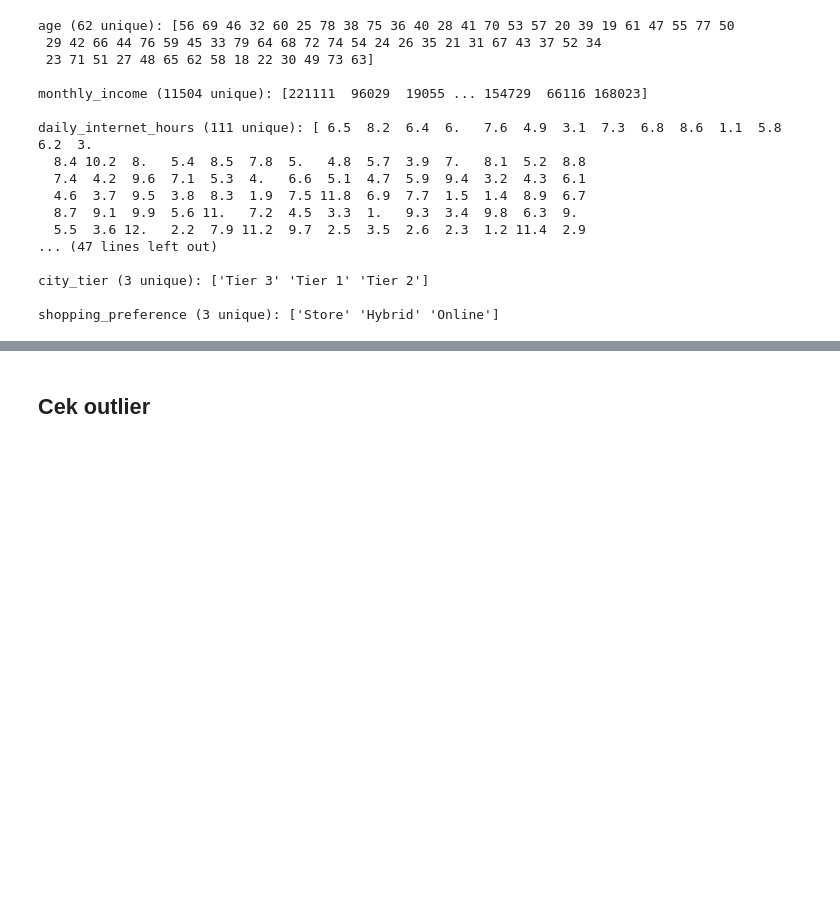
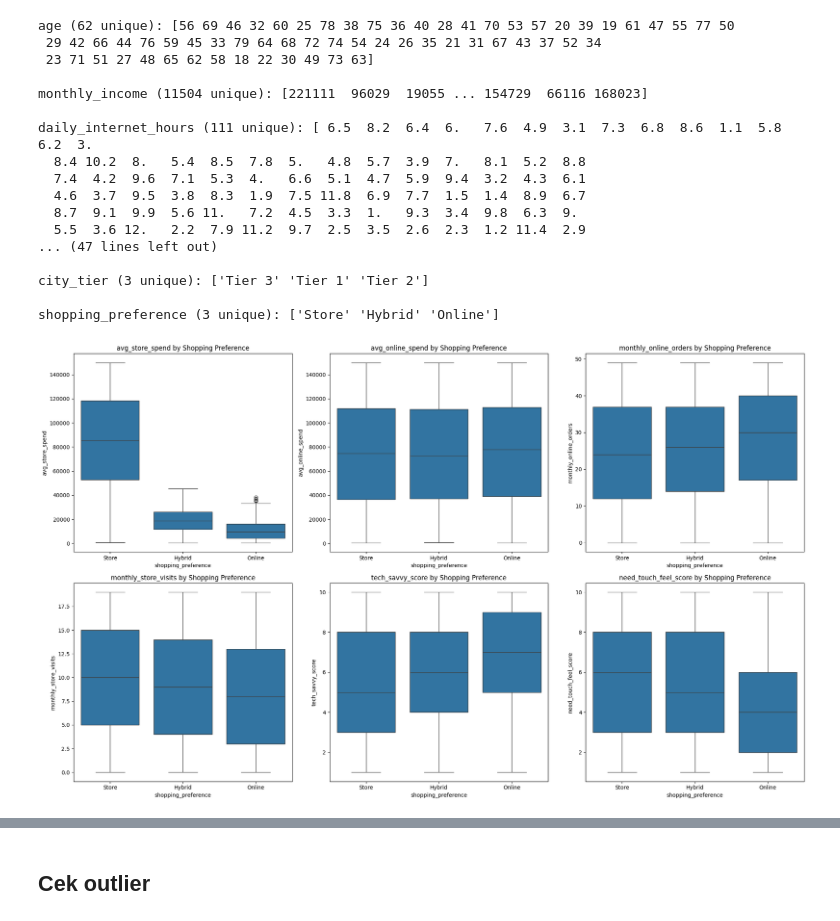
Before and after one commit to retnnoo/Sales-Channel-Classification-using-XGBoost, a Jupyter notebook: sales-channel-classification-using-xgboost.ipynb, the cells around one changed output, grey strips where cells are left out. Drawn from its saved outputs; the diff is of its cells as text; code cells hidden in the pictures; blank space fills up the shorter version.

```diff
--- a/sales-channel-classification-using-xgboost.ipynb
+++ b/sales-channel-classification-using-xgboost.ipynb
@@ -109,3 +103,15 @@ daily_internet_hours (111 unique): [ 6.5  8.2  6.4  6.   7.6  4.9  3.1  7.3  6.8
 city_tier (3 unique): ['Tier 3' 'Tier 1' 'Tier 2']
 
 shopping_preference (3 unique): ['Store' 'Hybrid' 'Online']
+# %%
+num_cols = ['avg_store_spend', 'avg_online_spend', 'monthly_online_orders', 'monthly_store_visits', 'tech_savvy_score', 'need_touch_feel_score']
+
+plt.figure(figsize=(20,12))
+for i, col in enumerate(num_cols):
+    plt.subplot(2, 3, i+1)
+    sns.boxplot(x='shopping_preference', y=col, data=df)
+    plt.title(f'{col} by Shopping Preference')
+plt.tight_layout()
+plt.show()
+# %% [output]
+[figure, added]
```
Also changed, not shown: parts of 14 cells of this notebook.
